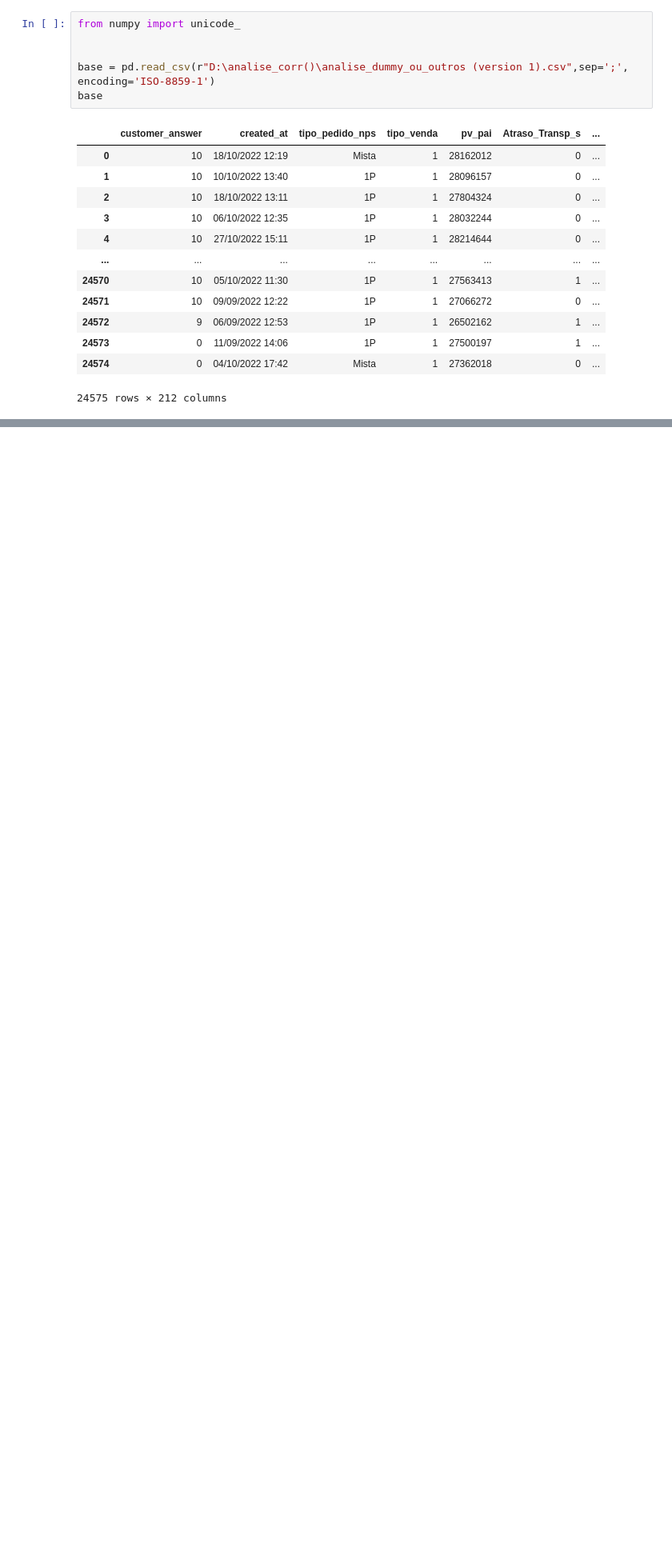
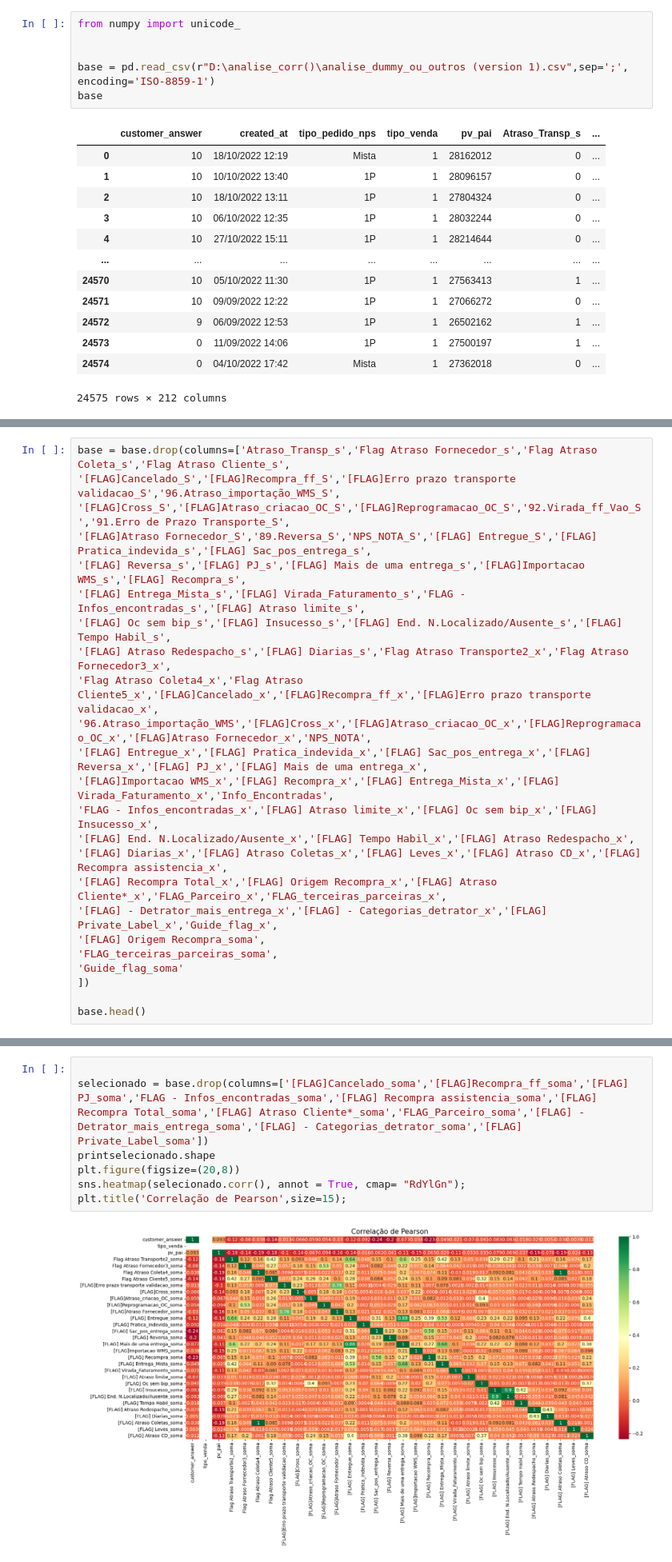
Before and after one commit to mvvilasboas/NPS_Bulky, a Jupyter notebook: analise_corr_outro.ipynb, the cells around one changed output, grey strips where cells are left out. Shown: that part at 80% size. Saved outputs shown, nothing was run; the diff lists cells and outputs as text; blank space fills up the shorter version.

```diff
--- a/analise_corr_outro.ipynb
+++ b/analise_corr_outro.ipynb
@@ -134,0 +161,24 @@ base.to_csv(r'base_dummy.csv', index=False)
+# %%
+base = base.drop(columns=['Atraso_Transp_s','Flag Atraso Fornecedor_s','Flag Atraso Coleta_s','Flag Atraso Cliente_s',
+'[FLAG]Cancelado_S','[FLAG]Recompra_ff_S','[FLAG]Erro prazo transporte validacao_S','96.Atraso_importação_WMS_S',
+'[FLAG]Cross_S','[FLAG]Atraso_criacao_OC_S','[FLAG]Reprogramacao_OC_S','92.Virada_ff_Vao_S','91.Erro de Prazo Transporte_S',
+'[FLAG]Atraso Fornecedor_S','89.Reversa_S','NPS_NOTA_S','[FLAG] Entregue_S','[FLAG] Pratica_indevida_s','[FLAG] Sac_pos_entrega_s',
+'[FLAG] Reversa_s','[FLAG] PJ_s','[FLAG] Mais de uma entrega_s','[FLAG]Importacao WMS_s','[FLAG] Recompra_s',
+'[FLAG] Entrega_Mista_s','[FLAG] Virada_Faturamento_s','FLAG - Infos_encontradas_s','[FLAG] Atraso limite_s',
+'[FLAG] Oc sem bip_s','[FLAG] Insucesso_s','[FLAG] End. N.Localizado/Ausente_s','[FLAG] Tempo Habil_s',
+'[FLAG] Atraso Redespacho_s','[FLAG] Diarias_s','Flag Atraso Transporte2_x','Flag Atraso Fornecedor3_x',
+'Flag Atraso Coleta4_x','Flag Atraso Cliente5_x','[FLAG]Cancelado_x','[FLAG]Recompra_ff_x','[FLAG]Erro prazo transporte validacao_x',
+'96.Atraso_importação_WMS','[FLAG]Cross_x','[FLAG]Atraso_criacao_OC_x','[FLAG]Reprogramacao_OC_x','[FLAG]Atraso Fornecedor_x','NPS_NOTA',
+'[FLAG] Entregue_x','[FLAG] Pratica_indevida_x','[FLAG] Sac_pos_entrega_x','[FLAG] Reversa_x','[FLAG] PJ_x','[FLAG] Mais de uma entrega_x',
+'[FLAG]Importacao WMS_x','[FLAG] Recompra_x','[FLAG] Entrega_Mista_x','[FLAG] Virada_Faturamento_x','Info_Encontradas',
+'FLAG - Infos_encontradas_x','[FLAG] Atraso limite_x','[FLAG] Oc sem bip_x','[FLAG] Insucesso_x',
+'[FLAG] End. N.Localizado/Ausente_x','[FLAG] Tempo Habil_x','[FLAG] Atraso Redespacho_x',
+'[FLAG] Diarias_x','[FLAG] Atraso Coletas_x','[FLAG] Leves_x','[FLAG] Atraso CD_x','[FLAG] Recompra assistencia_x',
+'[FLAG] Recompra Total_x','[FLAG] Origem Recompra_x','[FLAG] Atraso Cliente*_x','FLAG_Parceiro_x','FLAG_terceiras_parceiras_x',
+'[FLAG] - Detrator_mais_entrega_x','[FLAG] - Categorias_detrator_x','[FLAG] Private_Label_x','Guide_flag_x',
+'[FLAG] Origem Recompra_soma',
+'FLAG_terceiras_parceiras_soma',
+'Guide_flag_soma'
+])
+
+base.head()
@@ -134,0 +193,9 @@ base.to_csv(r'base_dummy.csv', index=False)
+# %%
+
+selecionado = base.drop(columns=['[FLAG]Cancelado_soma','[FLAG]Recompra_ff_soma','[FLAG] PJ_soma','FLAG - Infos_encontradas_soma','[FLAG] Recompra assistencia_soma','[FLAG] Recompra Total_soma','[FLAG] Atraso Cliente*_soma','FLAG_Parceiro_soma','[FLAG] - Detrator_mais_entrega_soma','[FLAG] - Categorias_detrator_soma','[FLAG] Private_Label_soma'])
+printselecionado.shape
+plt.figure(figsize=(20,8))
+sns.heatmap(selecionado.corr(), annot = True, cmap= "RdYlGn");
+plt.title('Correlação de Pearson',size=15);
+# %% [output]
+[figure, added]
```
Also changed, not shown: parts of 7 cells of this notebook, 1 other file.
